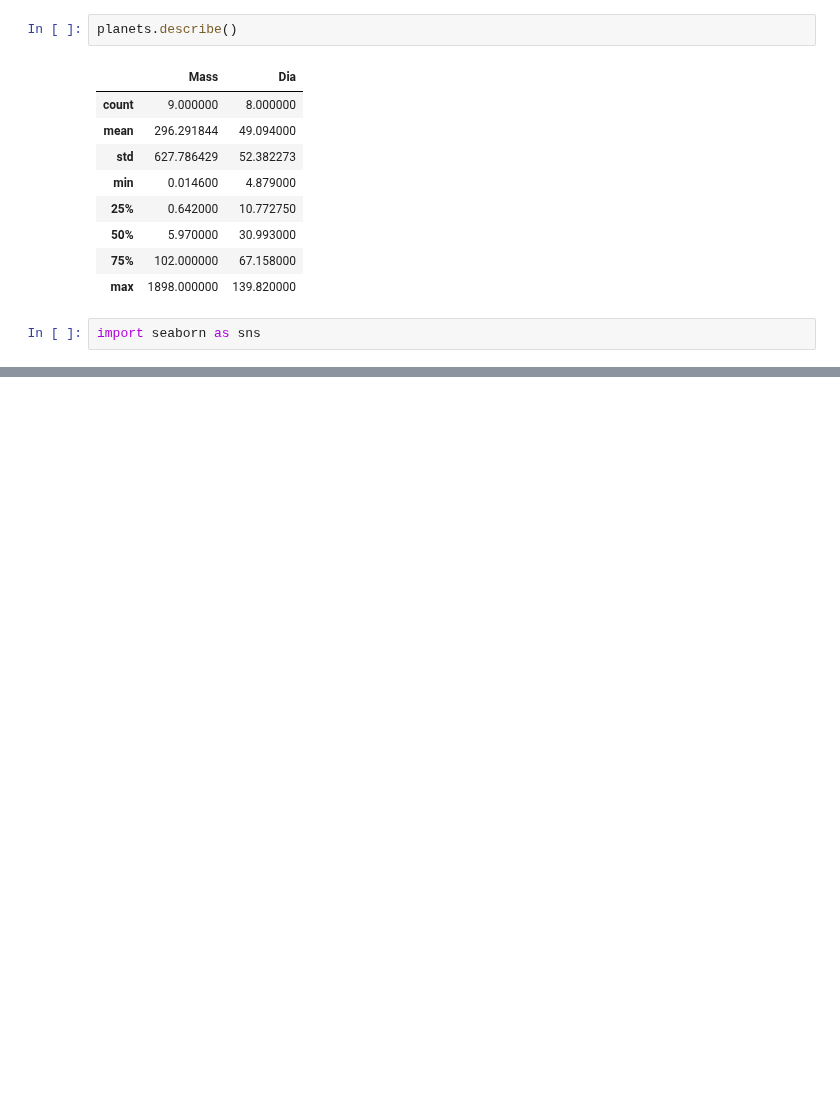
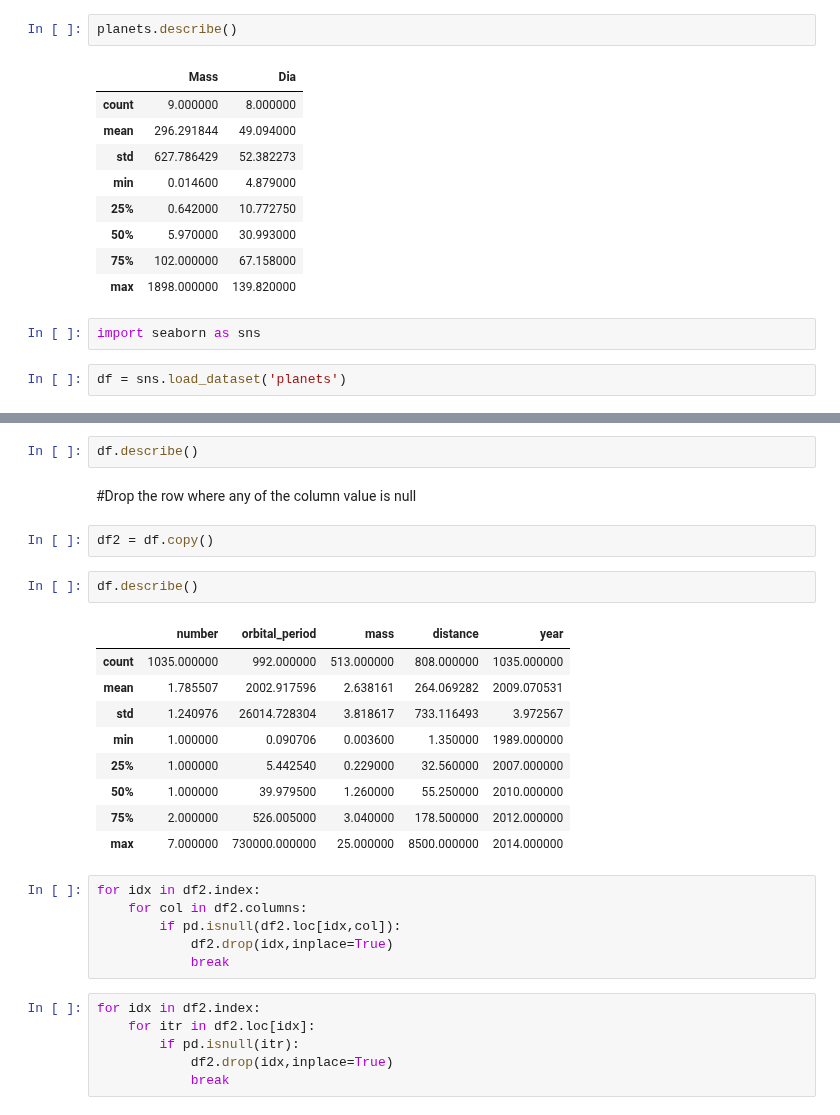
Before and after one commit to ajayks1974/learn_tools_tech, a Jupyter notebook: fds/fds_wk10_pandas.ipynb, the cells around one changed output, grey strips where cells are left out. Cells and saved outputs as stored; diff of their text form; blank space fills up the shorter version.

```diff
--- a/fds/fds_wk10_pandas.ipynb
+++ b/fds/fds_wk10_pandas.ipynb
@@ -406,3 +422,5 @@ planets.describe()
 | max | 1898.000000 | 139.820000 |
 # %%
 import seaborn as sns
+# %%
+df = sns.load_dataset('planets')
@@ -408,0 +478,30 @@ import seaborn as sns
+# %%
+df.describe()
+# %% [markdown]
+#Drop the row where any of the column value is null
+# %%
+df2 = df.copy()
+# %%
+df.describe()
+# %% [output]
+|  | number | orbital_period | mass | distance | year |
+| count | 1035.000000 | 992.000000 | 513.000000 | 808.000000 | 1035.000000 |
+| mean | 1.785507 | 2002.917596 | 2.638161 | 264.069282 | 2009.070531 |
+| std | 1.240976 | 26014.728304 | 3.818617 | 733.116493 | 3.972567 |
+| min | 1.000000 | 0.090706 | 0.003600 | 1.350000 | 1989.000000 |
+| 25% | 1.000000 | 5.442540 | 0.229000 | 32.560000 | 2007.000000 |
+| 50% | 1.000000 | 39.979500 | 1.260000 | 55.250000 | 2010.000000 |
+| 75% | 2.000000 | 526.005000 | 3.040000 | 178.500000 | 2012.000000 |
+| max | 7.000000 | 730000.000000 | 25.000000 | 8500.000000 | 2014.000000 |
+# %%
+for idx in df2.index:
+    for col in df2.columns:
+        if pd.isnull(df2.loc[idx,col]):
+            df2.drop(idx,inplace=True)
+            break
+# %%
+for idx in df2.index:
+    for itr in df2.loc[idx]:
+        if pd.isnull(itr):
+            df2.drop(idx,inplace=True)
+            break
```
Also changed, not shown: parts of 49 cells of this notebook.
